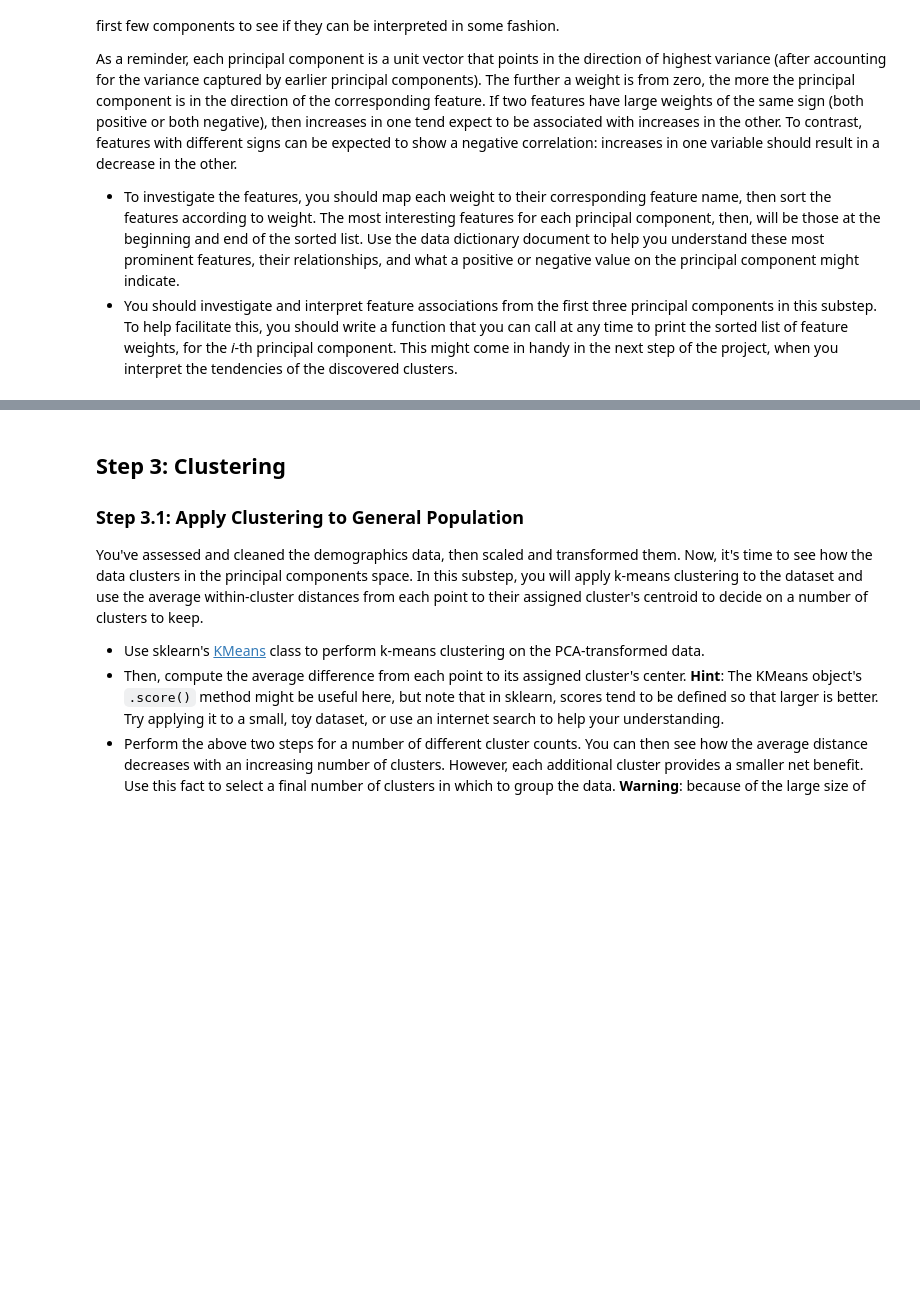
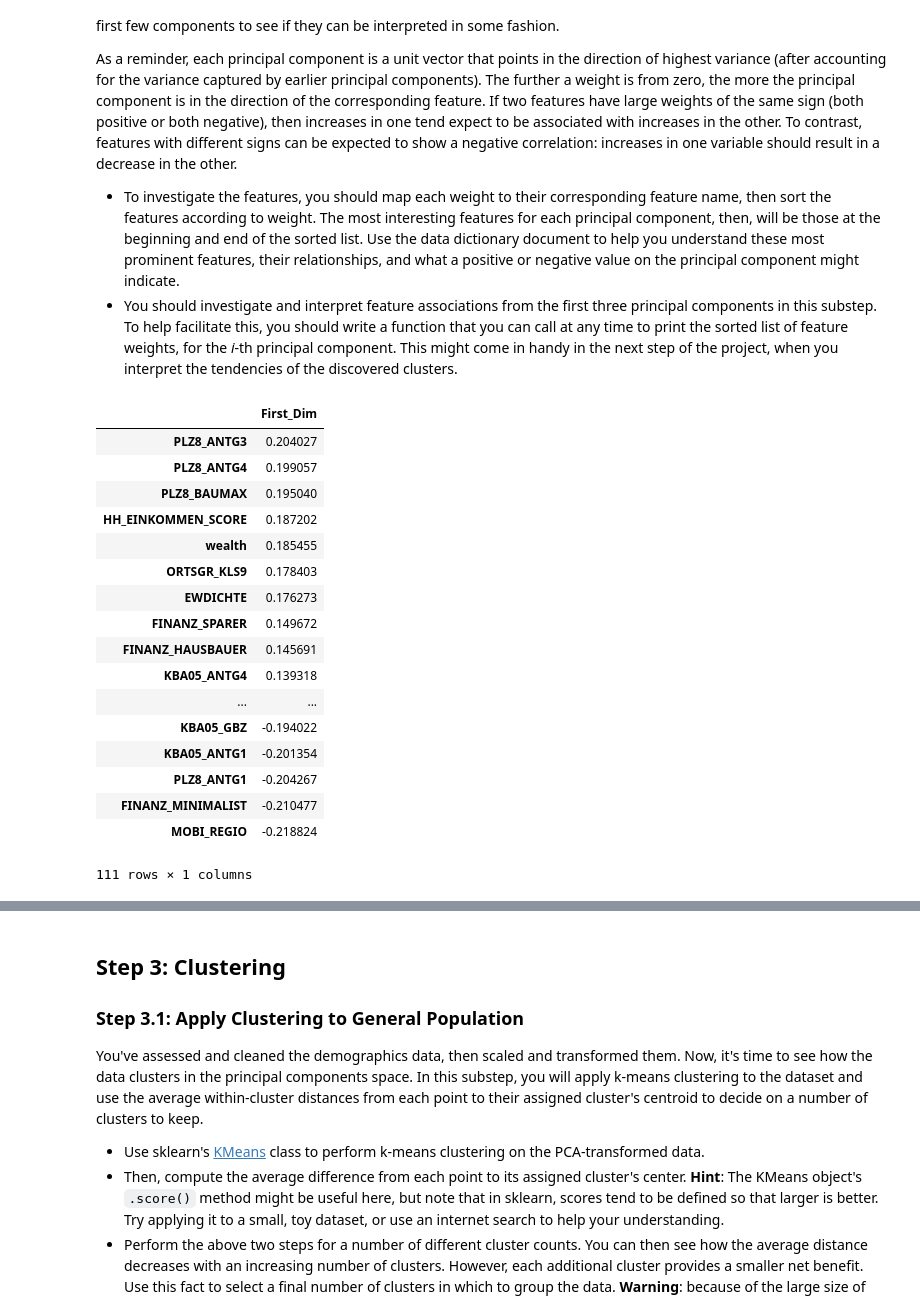
Before and after one commit to cemtekesin/Identify_Customer_Segments, a Jupyter notebook: Identify_Customer_Segments.ipynb, the cells around one changed output, grey strips where cells are left out. Saved outputs shown, nothing was run; the diff lists cells and outputs as text; code cells hidden in the pictures; blank space fills up the shorter version.

```diff
--- a/Identify_Customer_Segments.ipynb
+++ b/Identify_Customer_Segments.ipynb
@@ -746,18 +748,20 @@ def clean_data(df):
     #Dropped Columns
     na_matrix= df.copy()
     na_matrix = na_matrix.isnull().astype(int)
-    drop_columns=na_matrix.columns[na_matrix.describe().loc['mean',:]>=0.18]
-    df_clean=df.drop(columns = drop_columns, axis=1)
-    print('After dropping columns with 18% or higher NaNs,new size is {}'.format(df_clean.shape))
+    drop_columns=na_matrix.columns[na_matrix.describe().loc['mean',:]>=0.33]
+    print(drop_columns)
+    df_clean=[]
+    df_clean=df.drop(columns = drop_columns, axis=1,errors='ignore')
+    print('After dropping columns with 33% or higher NaNs,new size is {}'.format(df_clean.shape))
 
     #Removed rows
     n_missing_row = df_clean.isna().sum(axis=1)
     prcnt_m_r = n_missing_row/len(df_clean.columns)*100
-    df_clean = df_clean[prcnt_m_r<30]
-    print('After removing rows with 30% or more missing features,new size is {}'.format(df_clean.shape))
+    df_clean = df_clean[prcnt_m_r<20]
+    print('After removing rows with 33% or more missing features,new size is {}'.format(df_clean.shape))
 
     # select, re-encode, and engineer column values.
-    df_clean = df_clean.drop(columns=['LP_STATUS_FEIN','CAMEO_DEU_2015','CAMEO_DEUG_2015'], axis=1)
+    df_clean = df_clean.drop(columns=['LP_STATUS_FEIN','CAMEO_DEU_2015','CAMEO_DEUG_2015'], axis=1,errors='ignore')
     df_clean['OST_WEST_KZ'].replace(['O','W'],[0,1], inplace = True)
     multilevel_clean = ['CJT_GESAMTTYP','FINANZTYP','GFK_URLAUBERTYP','LP_FAMILIE_GROB','LP_STATUS_GROB','NATIONALITAET_KZ','SHOPPER_TYP','ZABEOTYP','GEBAEUDETYP']
     def dummy_creator(dummy_list, source):
@@ -777,15 +781,15 @@ def clean_data(df):
     movement_dict = dict(zip(movement_dict_keys,movement_dict_vals))
     df_clean['youth_decade']= df_clean['PRAEGENDE_JUGENDJAHRE'].map(decade_dict)
     df_clean['youth_movement']= df_clean['PRAEGENDE_JUGENDJAHRE'].map(movement_dict)
-    df_clean.drop('PRAEGENDE_JUGENDJAHRE', axis=1, inplace=True)
+    df_clean.drop('PRAEGENDE_JUGENDJAHRE', axis=1, inplace=True, errors='ignore')
 
     df_clean['wealth'] = [int(str(val)[0]) if str(val)[0]!='n' else np.nan for val in df_clean['CAMEO_INTL_2015']]
     df_clean['life_stage'] = [int(str(val)[1]) if str(val)[0]!='n' else np.nan for val in df_clean['CAMEO_INTL_2015']]
 
-    df_clean.drop('CAMEO_INTL_2015', axis=1, inplace=True)
-    df_clean.drop('LP_LEBENSPHASE_FEIN', axis=1, inplace=True)
-    df_clean.drop('LP_LEBENSPHASE_GROB', axis=1, inplace=True)
-    df_clean.drop('LP_FAMILIE_FEIN', axis=1, inplace=True)
+    df_clean.drop('CAMEO_INTL_2015', axis=1, inplace=True, errors='ignore')
+    df_clean.drop('LP_LEBENSPHASE_FEIN', axis=1, inplace=True,errors='ignore')
+    df_clean.drop('LP_LEBENSPHASE_GROB', axis=1, inplace=True,errors='ignore')
+    df_clean.drop('LP_FAMILIE_FEIN', axis=1, inplace=True,errors='ignore')
 
     print('After generating mixed features, creating dummy variables, and dropping other columns the final size is {}'.format(df_clean.shape))
     # Return the cleaned dataframe.
@@ -852,0 +877,13 @@ On your scaled data, you are now ready to apply dimensionality reduction techniq
+# %%
+# Apply PCA to the cleaned datadata.
+def pca_func(data, n_comp=None):
+    '''
+    This function does a PCA analysis given:
+    a) data: dataset that is ready for the PCA analysis (scaled and no missing data)
+    b) n_comp: number of dimension, if no second argument provided, half of column size is chosen as dimension size
+    '''
+    if n_comp is None:
+        n_comp=np.int(len(data.columns)/2)
+    pca= PCA(n_comp)
+    X_pca = pca.fit_transform(data)
+    return pca, X_pca
@@ -870,8 +972,31 @@ As a reminder, each principal component is a unit vector that points in the dire
 # %%
 # Map weights for the first principal component to corresponding feature names
 # and then print the linked values, sorted by weight.
 # HINT: Try defining a function here or in a new cell that you can reuse in the
 # other cells.
+comp_1=pd.DataFrame(pca_model.components_[0])
+comp_1.rename(columns={0:'First_Dim'}, inplace=True)
+comp_1.index=azdias_cleaned_scaled.columns
+comp_1.sort_values(by='First_Dim',ascending=False)
+# %% [output]
+|  | First_Dim |
+| PLZ8_ANTG3 | 0.204027 |
+| PLZ8_ANTG4 | 0.199057 |
+| PLZ8_BAUMAX | 0.195040 |
+| HH_EINKOMMEN_SCORE | 0.187202 |
+| wealth | 0.185455 |
+| ORTSGR_KLS9 | 0.178403 |
+| EWDICHTE | 0.176273 |
+| FINANZ_SPARER | 0.149672 |
+| FINANZ_HAUSBAUER | 0.145691 |
+| KBA05_ANTG4 | 0.139318 |
+| ... | ... |
+| KBA05_GBZ | -0.194022 |
+| KBA05_ANTG1 | -0.201354 |
+| PLZ8_ANTG1 | -0.204267 |
+| FINANZ_MINIMALIST | -0.210477 |
+| MOBI_REGIO | -0.218824 |
+111 rows × 1 columns
 # %%
 # Map weights for the second principal component to corresponding feature names
 # and then print the linked values, sorted by weight.
```
Also changed, not shown: parts of 26 cells of this notebook.
